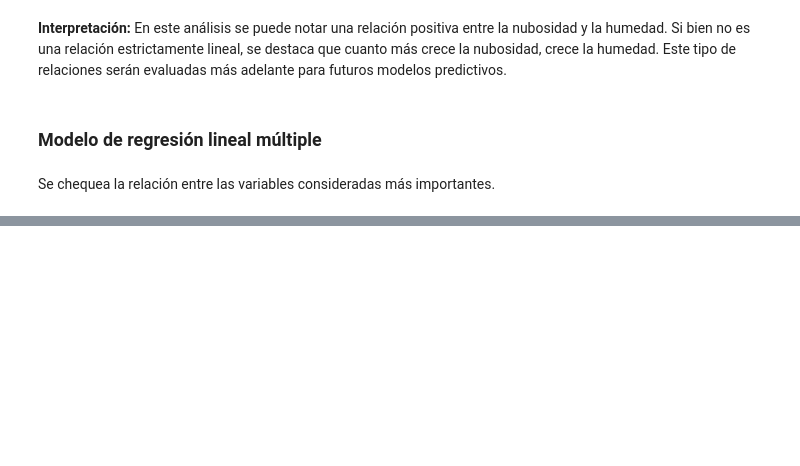
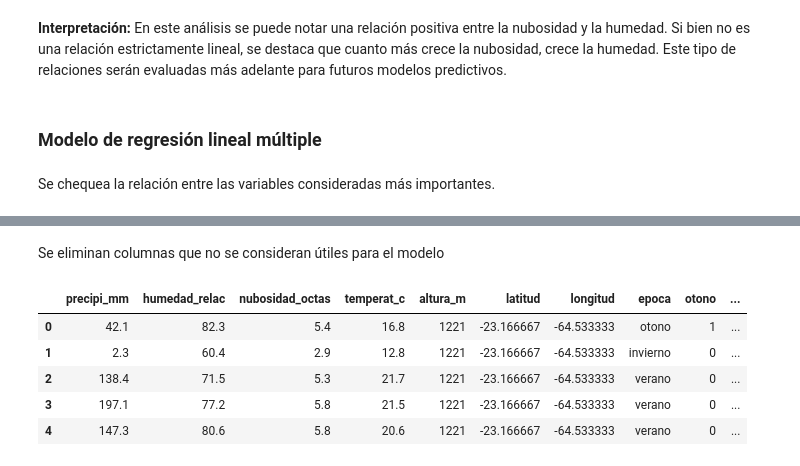
Before and after one commit to CaroRuiz92/etl_clima_zonas_argentinas, a Jupyter notebook: notebooks/visualizacion_datos.ipynb, the cells around one changed output, grey strips where cells are left out. Drawn from its saved outputs; the diff is of its cells as text; code cells hidden in the pictures; blank space fills up the shorter version.

```diff
--- a/notebooks/visualizacion_datos.ipynb
+++ b/notebooks/visualizacion_datos.ipynb
@@ -104,0 +134,2 @@ Text(0.5, 1.0, 'Correlación entre variables candidatas para un modelo predictiv
+# %% [markdown]
+Se eliminan columnas que no se consideran útiles para el modelo
@@ -104,0 +138,9 @@ Text(0.5, 1.0, 'Correlación entre variables candidatas para un modelo predictiv
+# %%
+data_dumm.head()
+# %% [output]
+|  | precipi_mm | humedad_relac | nubosidad_octas | temperat_c | altura_m | latitud | longitud | epoca | otono | ... |
+| 0 | 42.1 | 82.3 | 5.4 | 16.8 | 1221 | -23.166667 | -64.533333 | otono | 1 | ... |
+| 1 | 2.3 | 60.4 | 2.9 | 12.8 | 1221 | -23.166667 | -64.533333 | invierno | 0 | ... |
+| 2 | 138.4 | 71.5 | 5.3 | 21.7 | 1221 | -23.166667 | -64.533333 | verano | 0 | ... |
+| 3 | 197.1 | 77.2 | 5.8 | 21.5 | 1221 | -23.166667 | -64.533333 | verano | 0 | ... |
+| 4 | 147.3 | 80.6 | 5.8 | 20.6 | 1221 | -23.166667 | -64.533333 | verano | 0 | ... |
```
Also changed, not shown: parts of 23 cells of this notebook.
